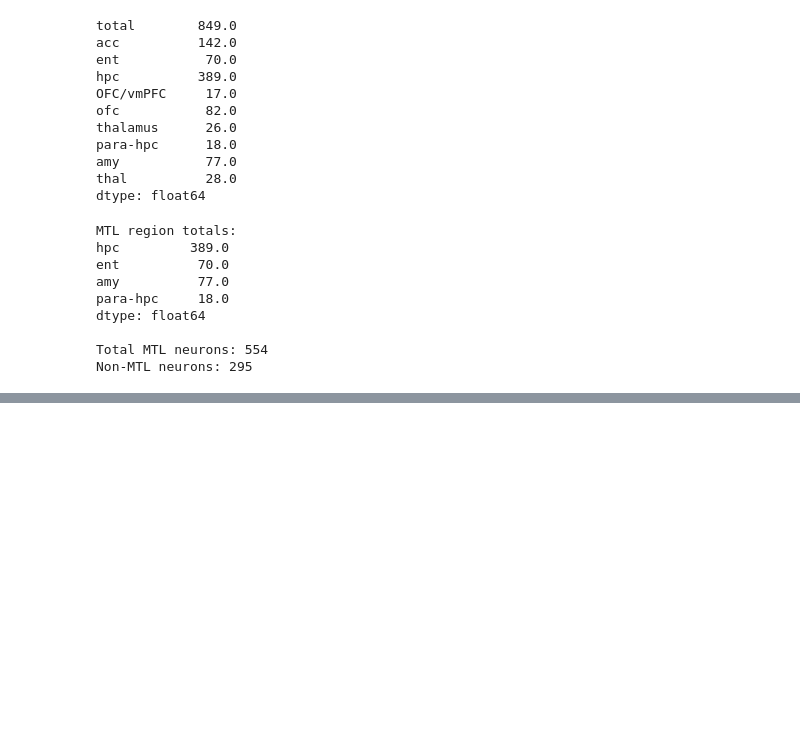
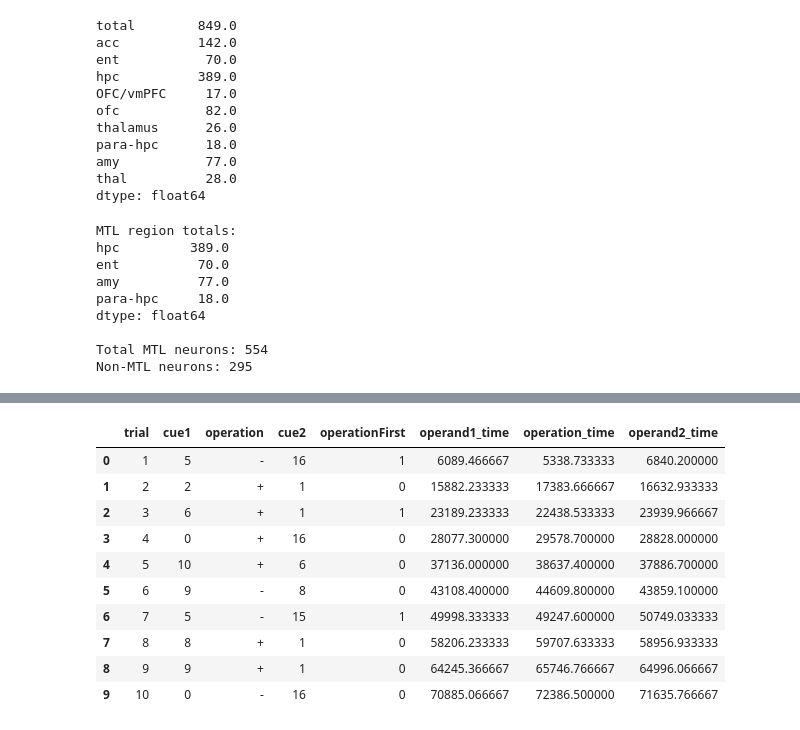
Before and after one commit to Shafiq-Abdu/number-simplex-reproduction, a Jupyter notebook: notebooks/01_explore_data.ipynb, the cells around one changed output, grey strips where cells are left out. Saved outputs shown, nothing was run; the diff lists cells and outputs as text; code cells hidden in the pictures; blank space fills up the shorter version.

```diff
--- a/notebooks/01_explore_data.ipynb
+++ b/notebooks/01_explore_data.ipynb
@@ -780,0 +916,46 @@ Non-MTL neurons: 295
+# %%
+yff_aligned = yff.copy()
+
+# Create empty columns
+yff_aligned["operand1_time"] = float("nan")
+yff_aligned["operation_time"] = float("nan")
+yff_aligned["operand2_time"] = float("nan")
+
+# operationFirst = 0
+mask0 = yff_aligned["operationFirst"] == 0
+
+yff_aligned.loc[mask0, "operand1_time"] = yff_aligned.loc[mask0, "tCue1"]
+yff_aligned.loc[mask0, "operand2_time"] = yff_aligned.loc[mask0, "tCue2"]
+yff_aligned.loc[mask0, "operation_time"] = yff_aligned.loc[mask0, "tCue3"]
+
+# operationFirst = 1
+mask1 = yff_aligned["operationFirst"] == 1
+
+yff_aligned.loc[mask1, "operation_time"] = yff_aligned.loc[mask1, "tCue1"]
+yff_aligned.loc[mask1, "operand1_time"] = yff_aligned.loc[mask1, "tCue2"]
+yff_aligned.loc[mask1, "operand2_time"] = yff_aligned.loc[mask1, "tCue3"]
+# %%
+yff_aligned[
+    [
+        "trial",
+        "cue1",
+        "operation",
+        "cue2",
+        "operationFirst",
+        "operand1_time",
+        "operation_time",
+        "operand2_time"
+    ]
+].head(10)
+# %% [output]
+|  | trial | cue1 | operation | cue2 | operationFirst | operand1_time | operation_time | operand2_time |
+| 0 | 1 | 5 | - | 16 | 1 | 6089.466667 | 5338.733333 | 6840.200000 |
+| 1 | 2 | 2 | + | 1 | 0 | 15882.233333 | 17383.666667 | 16632.933333 |
+| 2 | 3 | 6 | + | 1 | 1 | 23189.233333 | 22438.533333 | 23939.966667 |
+| 3 | 4 | 0 | + | 16 | 0 | 28077.300000 | 29578.700000 | 28828.000000 |
+| 4 | 5 | 10 | + | 6 | 0 | 37136.000000 | 38637.400000 | 37886.700000 |
+| 5 | 6 | 9 | - | 8 | 0 | 43108.400000 | 44609.800000 | 43859.100000 |
+| 6 | 7 | 5 | - | 15 | 1 | 49998.333333 | 49247.600000 | 50749.033333 |
+| 7 | 8 | 8 | + | 1 | 0 | 58206.233333 | 59707.633333 | 58956.933333 |
+| 8 | 9 | 9 | + | 1 | 0 | 64245.366667 | 65746.766667 | 64996.066667 |
+| 9 | 10 | 0 | - | 16 | 0 | 70885.066667 | 72386.500000 | 71635.766667 |
```
Also changed, not shown: parts of 7 cells of this notebook.
